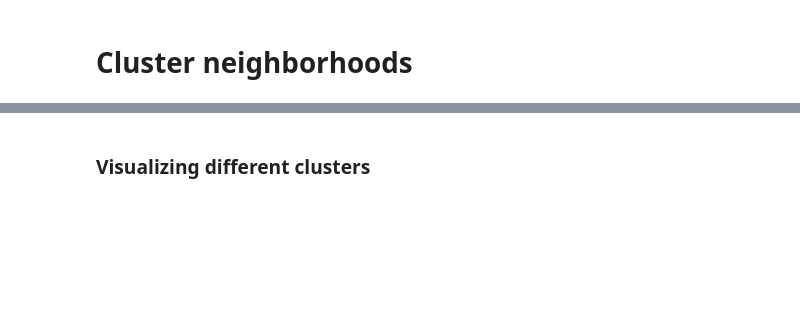
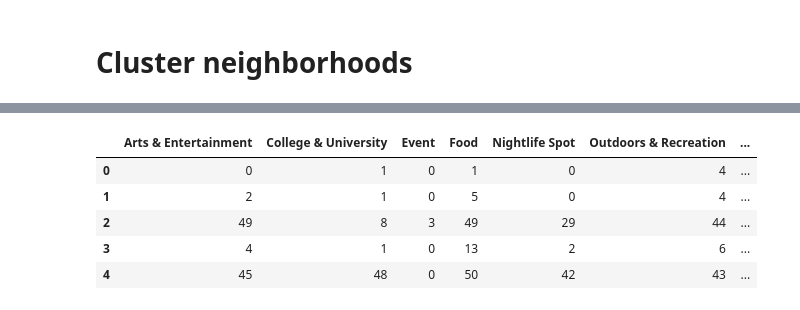
Before and after one commit to TobiasHoefchen/Coursera_Capstone, a Jupyter notebook: data_processing.ipynb, the cells around one changed output, grey strips where cells are left out. Saved outputs shown, nothing was run; the diff lists cells and outputs as text; code cells hidden in the pictures; blank space fills up the shorter version.

```diff
--- a/data_processing.ipynb
+++ b/data_processing.ipynb
@@ -426,2 +390,14 @@ clustered_data.head()
-# %% [markdown]
-### Visualizing different clusters
+# %%
+#store columns separately
+neighborhoods = venue_data["Neighborhood"].copy()
+lats = venue_data["Neighborhood Latitude"].copy()
+lngs = venue_data["Neighborhood Longitude"].copy()
+X = venue_data.drop(["Neighborhood", "Neighborhood Latitude", "Neighborhood Longitude"], 1)
+X.head()
+# %% [output]
+|  | Arts & Entertainment | College & University | Event | Food | Nightlife Spot | Outdoors & Recreation | ... |
+| 0 | 0 | 1 | 0 | 1 | 0 | 4 | ... |
+| 1 | 2 | 1 | 0 | 5 | 0 | 4 | ... |
+| 2 | 49 | 8 | 3 | 49 | 29 | 44 | ... |
+| 3 | 4 | 1 | 0 | 13 | 2 | 6 | ... |
+| 4 | 45 | 48 | 0 | 50 | 42 | 43 | ... |
```
Also changed, not shown: parts of 34 cells of this notebook, 8 other files.
